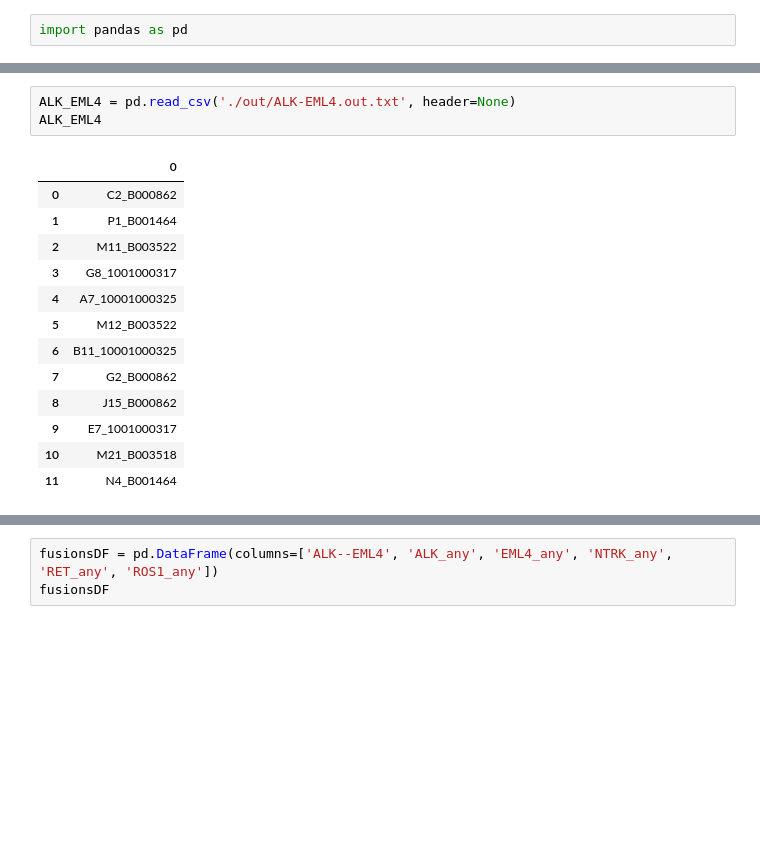
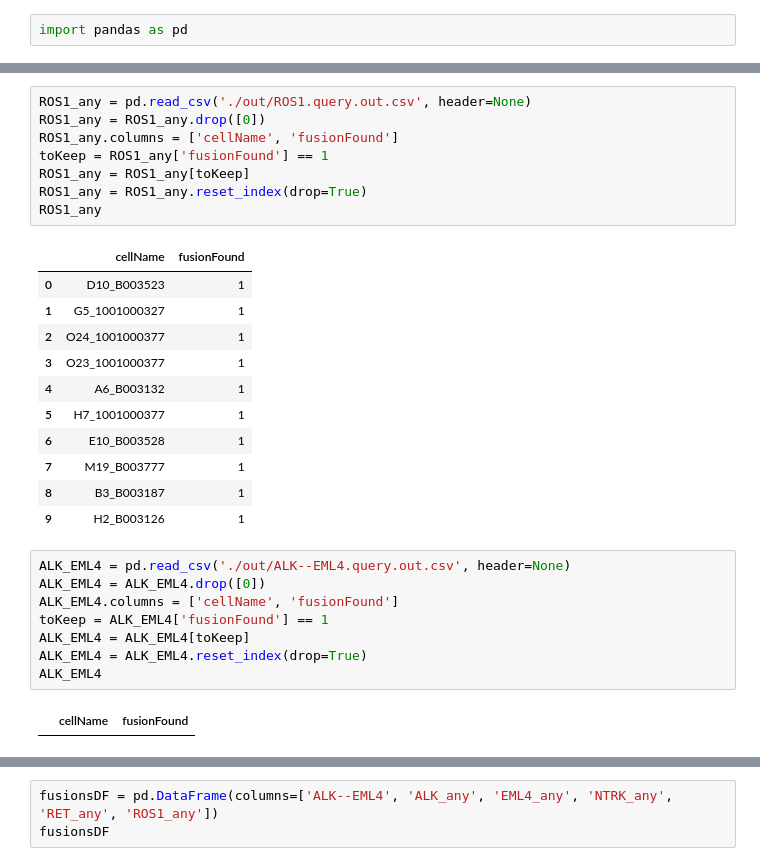
Before and after one commit to czbiohub/fusion_detection_pipeline, a Jupyter notebook: fusionSearch/fusions_x_patient_notebook.ipynb, the cells around one changed output, grey strips where cells are left out. Cells and saved outputs as stored; diff of their text form; blank space fills up the shorter version.

```diff
--- a/fusionSearch/fusions_x_patient_notebook.ipynb
+++ b/fusionSearch/fusions_x_patient_notebook.ipynb
@@ -98,17 +153,30 @@ ROS1_any
+# %%
+ROS1_any = pd.read_csv('./out/ROS1.query.out.csv', header=None)
+ROS1_any = ROS1_any.drop([0])
+ROS1_any.columns = ['cellName', 'fusionFound']
+toKeep = ROS1_any['fusionFound'] == 1
+ROS1_any = ROS1_any[toKeep]
+ROS1_any = ROS1_any.reset_index(drop=True)
+ROS1_any
+# %% [output]
+|  | cellName | fusionFound |
+| 0 | D10_B003523 | 1 |
+| 1 | G5_1001000327 | 1 |
+| 2 | O24_1001000377 | 1 |
+| 3 | O23_1001000377 | 1 |
+| 4 | A6_B003132 | 1 |
+| 5 | H7_1001000377 | 1 |
+| 6 | E10_B003528 | 1 |
+| 7 | M19_B003777 | 1 |
+| 8 | B3_B003187 | 1 |
+| 9 | H2_B003126 | 1 |
 # %%
-ALK_EML4 = pd.read_csv('./out/ALK-EML4.out.txt', header=None)
+ALK_EML4 = pd.read_csv('./out/ALK--EML4.query.out.csv', header=None)
+ALK_EML4 = ALK_EML4.drop([0])
+ALK_EML4.columns = ['cellName', 'fusionFound']
+toKeep = ALK_EML4['fusionFound'] == 1
+ALK_EML4 = ALK_EML4[toKeep]
+ALK_EML4 = ALK_EML4.reset_index(drop=True)
 ALK_EML4
 # %% [output]
-|  | 0 |
-| 0 | C2_B000862 |
-| 1 | P1_B001464 |
-| 2 | M11_B003522 |
-| 3 | G8_1001000317 |
-| 4 | A7_10001000325 |
-| 5 | M12_B003522 |
-| 6 | B11_10001000325 |
-| 7 | G2_B000862 |
-| 8 | J15_B000862 |
-| 9 | E7_1001000317 |
-| 10 | M21_B003518 |
-| 11 | N4_B001464 |
+|  | cellName | fusionFound |
```
Also changed, not shown: parts of 15 cells of this notebook, 1 other file.
